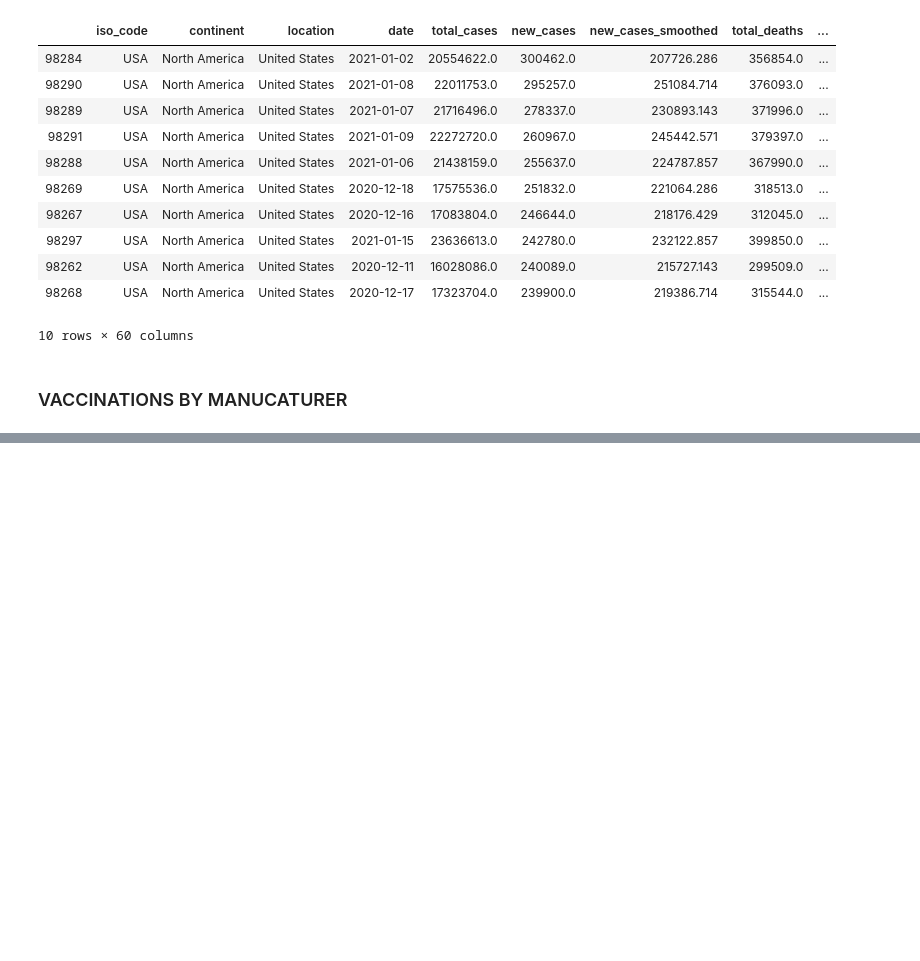
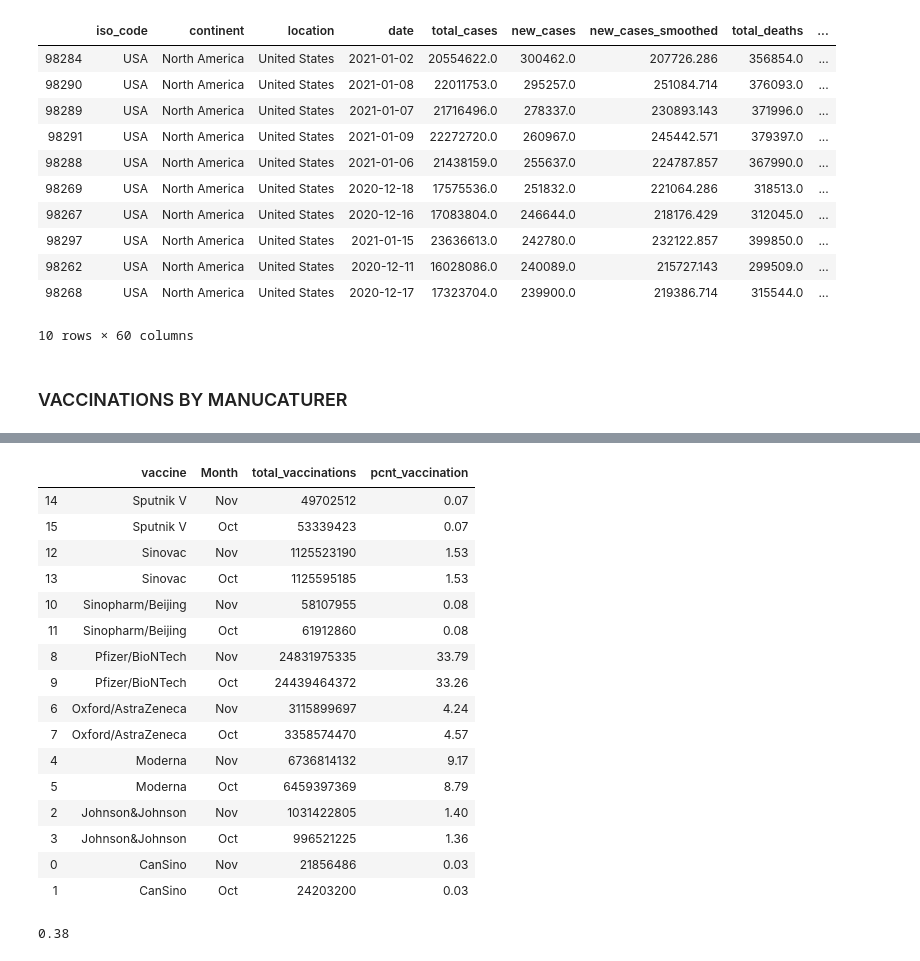
Before and after one commit to gyleodhis/rabetafrica, a Jupyter notebook: dev_book.ipynb, the cells around one changed output, grey strips where cells are left out. Saved outputs shown, nothing was run; the diff lists cells and outputs as text; code cells hidden in the pictures; blank space fills up the shorter version.

```diff
--- a/dev_book.ipynb
+++ b/dev_book.ipynb
@@ -160,3 +177,39 @@ fig_last_30_days_vax()
+# %%
+"""Last 30 days vaccination stats"""
+def last_two_months():
+    df_last_60_days_vax = covid_vaccine()[covid_vaccine().date > datetime.datetime.now() - pd.to_timedelta("50day")]
+    df_last_60_days_vax = df_last_60_days_vax[['Month','vaccine','total_vaccinations']].groupby(['vaccine','Month']).sum().reset_index()
+    df_last_60_days_vax['pcnt_vaccination'] = round(df_last_60_days_vax.total_vaccinations * 100 /df_last_60_days_vax.total_vaccinations.sum(),2)
+    return df_last_60_days_vax.sort_values(['vaccine'], ascending=[0])
+
+last_two_months()
+# %% [output]
+|  | vaccine | Month | total_vaccinations | pcnt_vaccination |
+| 14 | Sputnik V | Nov | 49702512 | 0.07 |
+| 15 | Sputnik V | Oct | 53339423 | 0.07 |
+| 12 | Sinovac | Nov | 1125523190 | 1.53 |
+| 13 | Sinovac | Oct | 1125595185 | 1.53 |
+| 10 | Sinopharm/Beijing | Nov | 58107955 | 0.08 |
+| 11 | Sinopharm/Beijing | Oct | 61912860 | 0.08 |
+| 8 | Pfizer/BioNTech | Nov | 24831975335 | 33.79 |
+| 9 | Pfizer/BioNTech | Oct | 24439464372 | 33.26 |
+| 6 | Oxford/AstraZeneca | Nov | 3115899697 | 4.24 |
+| 7 | Oxford/AstraZeneca | Oct | 3358574470 | 4.57 |
+| 4 | Moderna | Nov | 6736814132 | 9.17 |
+| 5 | Moderna | Oct | 6459397369 | 8.79 |
+| 2 | Johnson&Johnson | Nov | 1031422805 | 1.40 |
+| 3 | Johnson&Johnson | Oct | 996521225 | 1.36 |
+| 0 | CanSino | Nov | 21856486 | 0.03 |
+| 1 | CanSino | Oct | 24203200 | 0.03 |
+# %%
+def last_two_months_diff(a='Moderna'):
+    last_two = last_two_months()['vaccine']==a
+    month_a = last_two_months()[last_two]['pcnt_vaccination'].iloc[0]
+    month_b = last_two_months()[last_two]['pcnt_vaccination'].iloc[1]
+    return round(month_a-month_b,2)
+last_two_months_diff()
+# %% [output]
+0.38
 # %%
 def covid_vaccine_treemap():
     vax_df0 = covid_vaccine().sort_values('date').groupby(['Month','location','vaccine']).last().reset_index()
```
Also changed, not shown: parts of 11 cells of this notebook, 3 other files.
